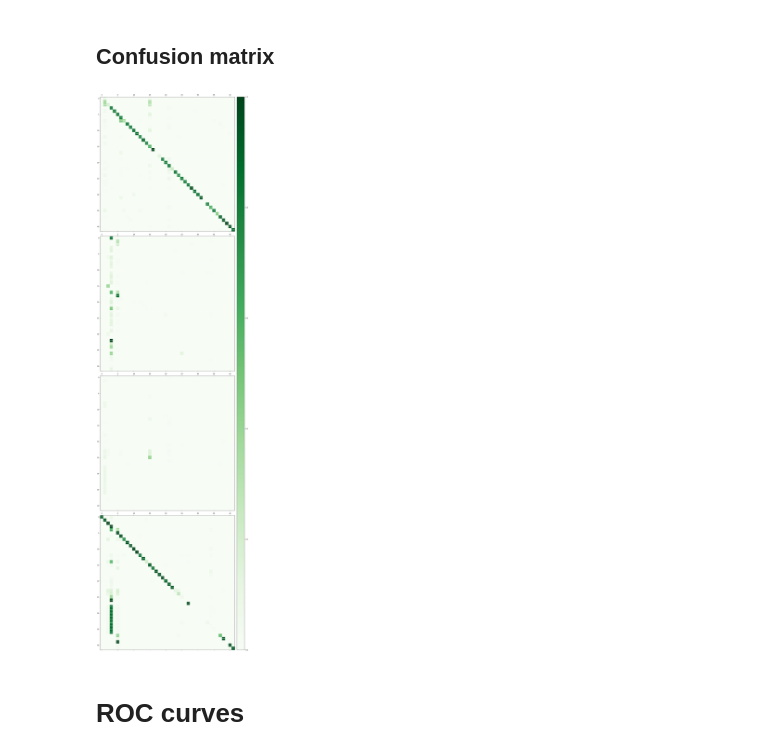
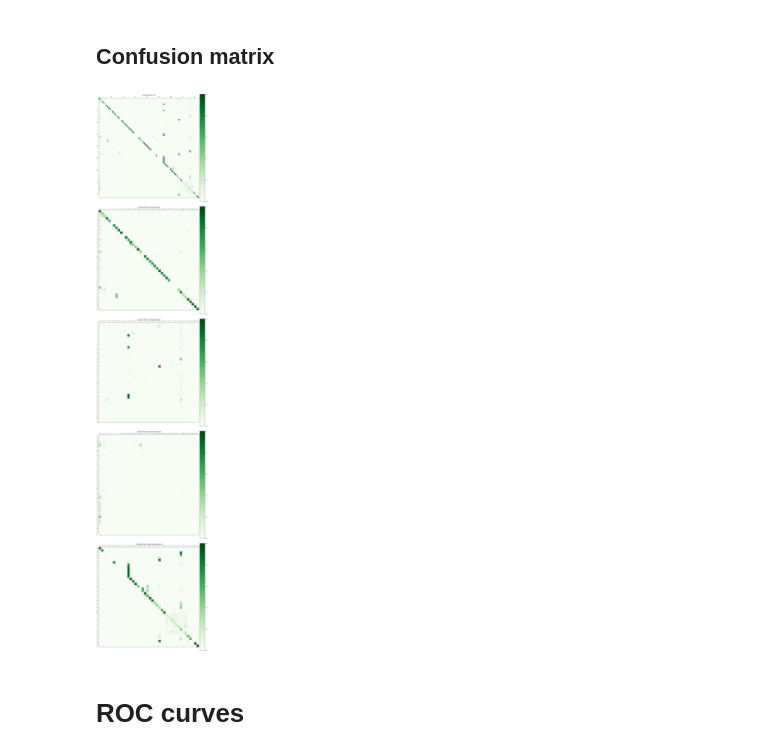
Before and after one commit to nelioasousa/iiot_threat_detec, a Jupyter notebook: experiments/decision_tree.ipynb, the cells around one changed output. Drawn from its saved outputs; the diff is of its cells as text; code cells hidden in the pictures.

```diff
--- a/experiments/decision_tree.ipynb
+++ b/experiments/decision_tree.ipynb
@@ -126,17 +46,21 @@ Attack classes after balancing:
 # %% [markdown]
 ## Training pipe
 # %%
-train_pipe = sklPipeline(
+train_pipe = Pipeline(
     steps=[
         (
-            "onehot",
+            "transformations",
             make_column_transformer(
-                (OneHotEncoder(drop="first"), [-1]),
+                ("drop", make_column_selector(r"^label")),
+                (OneHotEncoder(drop="first"), ["device_type"]),
+                ("drop", make_column_selector(dtype_exclude="number")),
                 remainder="passthrough",
                 verbose_feature_names_out=False,
             ),
         ),
-        ("model", DecisionTreeClassifier(random_state=RANDOM_STATE)),
+        (
+            "model", DecisionTreeClassifier(random_state=RANDOM_STATE),
+        ),
     ],
     memory=str(cache_dir),
     verbose=False,
@@ -162,7 +86,7 @@ grid = GridSearchCV(
     return_train_score=True,
 )
 
-grid.fit(X_train, y_train)
+grid.fit(X_train, y_train, model__sample_weight=sample_weight)
 trained_model = grid.best_estimator_
 trained_model
 # %% [output]
@@ -182,11 +110,8 @@ del X_train, y_train
 
 test_data = Path("../datasense/dataset/datasense_full_test_1sec.parquet")
 test_data = pd.read_parquet(test_data)
-
-X_test = balance_pipe[:1].transform(test_data)
+X_test = test_data
 y_test = test_data["label4"]
-
-del test_data
 # %%
 y_pred = trained_model.predict(X_test)
 y_proba = trained_model.predict_proba(X_test)
@@ -222,48 +147,73 @@ print(classification_report(y_test, y_pred, zero_division=0))
 # %%
 cm = confusion_matrix(y_test, y_pred, normalize="true")
 # %%
-fig, axs = plt.subplots(4, 2, figsize=(14, 50), width_ratios=[19, 1])
+fig, axs = plt.subplots(5, 2, figsize=(15, 75), width_ratios=[19, 1])
+axs_cbars = axs[:, 1]
+axs = axs[:, 0]
 
-gs = axs[0, 1].get_gridspec()
-for ax in axs[:, 1]:
-    ax.remove()
-colorbar_ax = fig.add_subplot(gs[:, 1])
-
+# Full matrix
+img = axs[0].matshow(cm, cmap="Greens", vmin=0, vmax=1)
+axs[0].set_title("Confusion Matrix: full")
+plt.colorbar(img, cax=axs_cbars[0])
+# Quadrants
 cm_mid = len(cm) // 2
-img = axs[0, 0].matshow(cm[:cm_mid, :cm_mid], cmap="Greens", vmin=0, vmax=1)
-axs[1, 0].matshow(cm[:cm_mid, cm_mid:], cmap="Greens", vmin=0, vmax=1)
-axs[2, 0].matshow(cm[cm_mid:, :cm_mid], cmap="Greens", vmin=0, vmax=1)
-axs[3, 0].matshow(cm[cm_mid:, cm_mid:], cmap="Greens", vmin=0, vmax=1)
-plt.colorbar(img, cax=colorbar_ax)
+lft_ticks = list(range(cm_mid))
+rgt_ticks = list(range(cm_mid, len(cm)))
+top_ticks = lft_ticks
+btm_ticks = rgt_ticks
+## Top-left
+img = axs[1].matshow(cm[:cm_mid, :cm_mid], cmap="Greens", vmin=0, vmax=1)
+axs[1].set_title("Confusion Matrix: top-left quadrant")
+axs[1].set_xticks(lft_ticks)
+axs[1].set_yticks(top_ticks)
+plt.colorbar(img, cax=axs_cbars[1])
+## Top-right
+img = axs[2].matshow(cm[:cm_mid, cm_mid:], cmap="Greens", vmin=0, vmax=1)
+axs[2].set_title("Confusion Matrix: top-right quadrant")
+axs[2].set_xticks(range(len(rgt_ticks)), labels=rgt_ticks)
+axs[2].set_yticks(top_ticks)
+plt.colorbar(img, cax=axs_cbars[2])
+## Bottom-left
+img = axs[3].matshow(cm[cm_mid:, :cm_mid], cmap="Greens", vmin=0, vmax=1)
+axs[3].set_title("Confusion Matrix: bottom-left quadrant")
+axs[3].set_xticks(lft_ticks)
+axs[3].set_yticks(range(len(btm_ticks)), labels=btm_ticks)
+plt.colorbar(img, cax=axs_cbars[3])
+## Bottom-right
+img = axs[4].matshow(cm[cm_mid:, cm_mid:], cmap="Greens", vmin=0, vmax=1)
+axs[4].set_title("Confusion Matrix: bottom-right quadrant")
+axs[4].set_xticks(range(len(rgt_ticks)), labels=rgt_ticks)
+axs[4].set_yticks(range(len(btm_ticks)), labels=btm_ticks)
+plt.colorbar(img, cax=axs_cbars[4])
 
 for i in range(len(cm)):
     in_first_half = i < cm_mid
     i_mod = i % cm_mid
     for j in range(len(cm)):
         if in_first_half:
             if j < cm_mid:
-                ax = axs[0, 0]
+                ax = axs[1]
             else:
-                ax = axs[1, 0]
+                ax = axs[2]
         else:
             if j < cm_mid:
-                ax = axs[2, 0]
+                ax = axs[3]
             else:
-                ax = axs[3, 0]
+                ax = axs[4]
         val = f"{cm[i, j]:4.2f}"
         ax.text(
+            j % cm_mid,
             i_mod,
-            j % cm_mid,
             val,
             ha="center", va="center",
             color="white", fontsize=8,
         )
 
 plt.tight_layout()
 plt.savefig(results_dir / "confusion_matrix.png", dpi=300)
 plt.show()
 # %% [output]
-[figure, old version]
+[figure, new version]
 # %% [markdown]
 # ROC curves
 # %%
```
Also changed, not shown: parts of 11 cells of this notebook, 5 other files.
